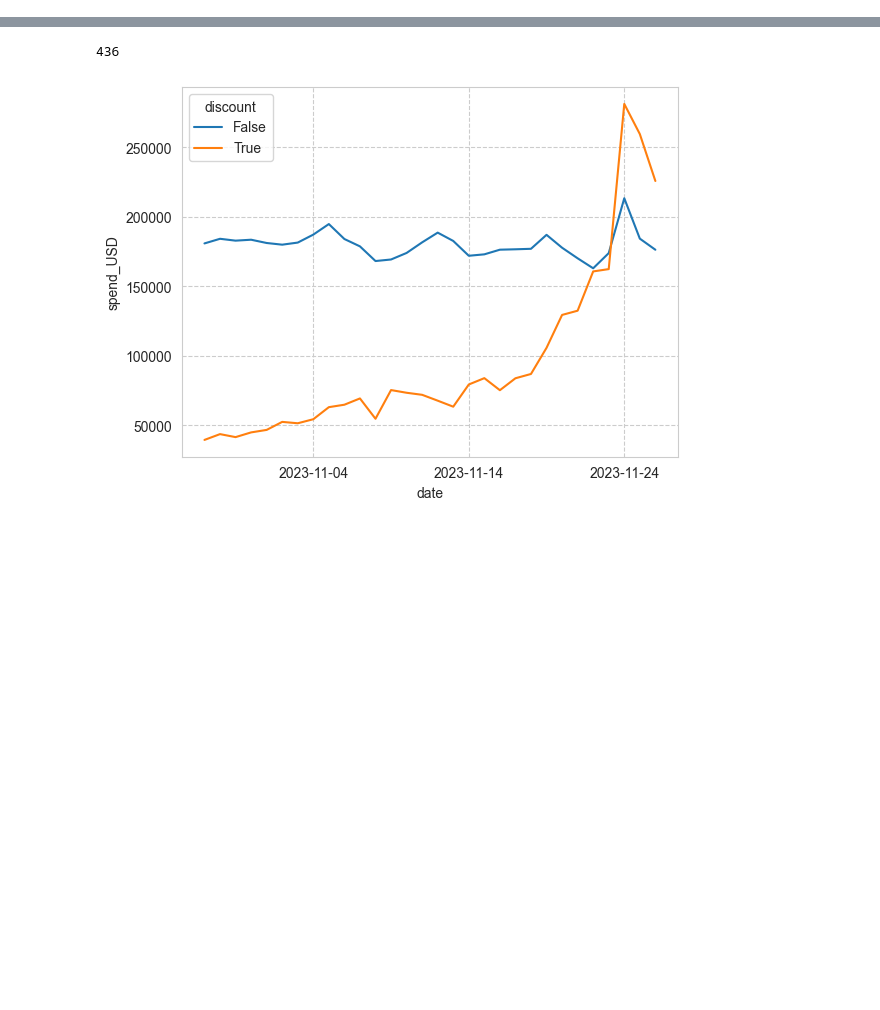
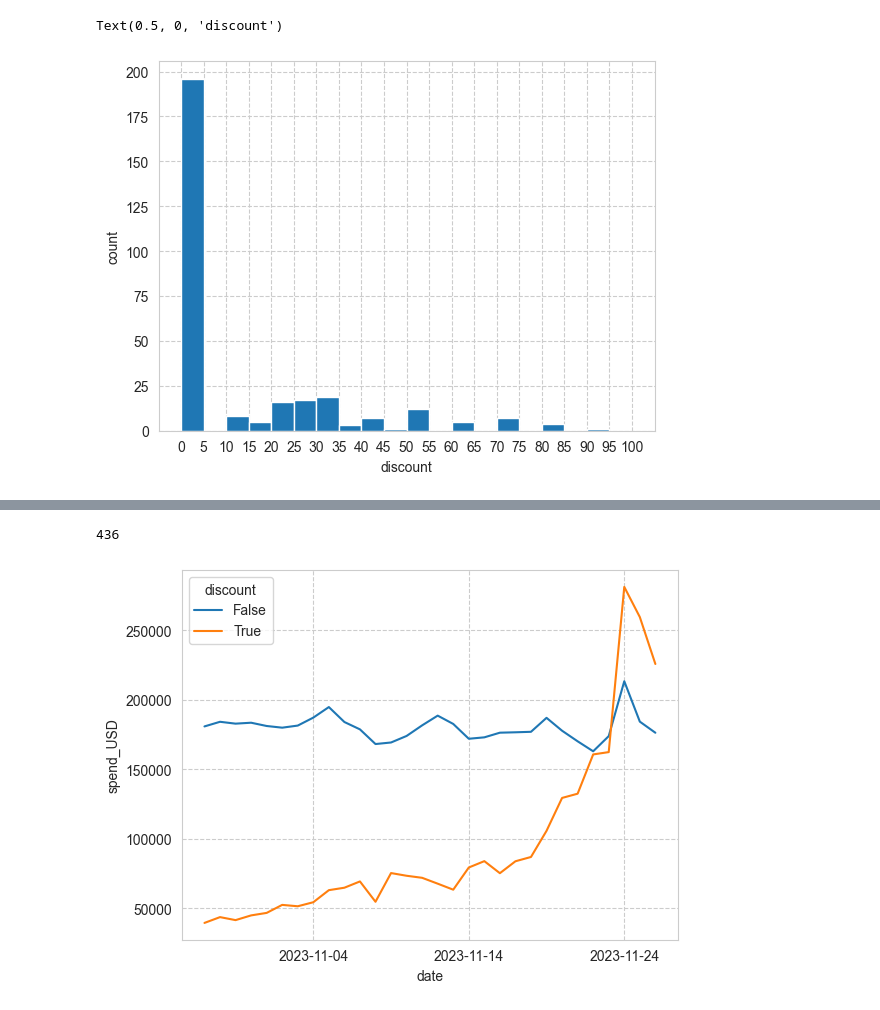
Before and after one commit to Katja-Lebesgue/premium_dashboard, a Jupyter notebook: play/black_friday_discounts.ipynb, the cells around one changed output, grey strips where cells are left out. Cells and saved outputs as stored; diff of their text form; code cells hidden in the pictures; blank space fills up the shorter version.

```diff
--- a/play/black_friday_discounts.ipynb
+++ b/play/black_friday_discounts.ipynb
@@ -38,0 +225,8 @@ performance_columns
+# %%
+full_df.rounded_dominant_discount.hist(bins=np.arange(0, 101, 5))
+plt.xticks(np.arange(0, 101, 5))
+plt.ylabel('count')
+plt.xlabel('discount')
+# %% [output]
+Text(0.5, 0, 'discount')
+[figure, added]
```
Also changed, not shown: parts of 40 cells of this notebook, 11 other files.
